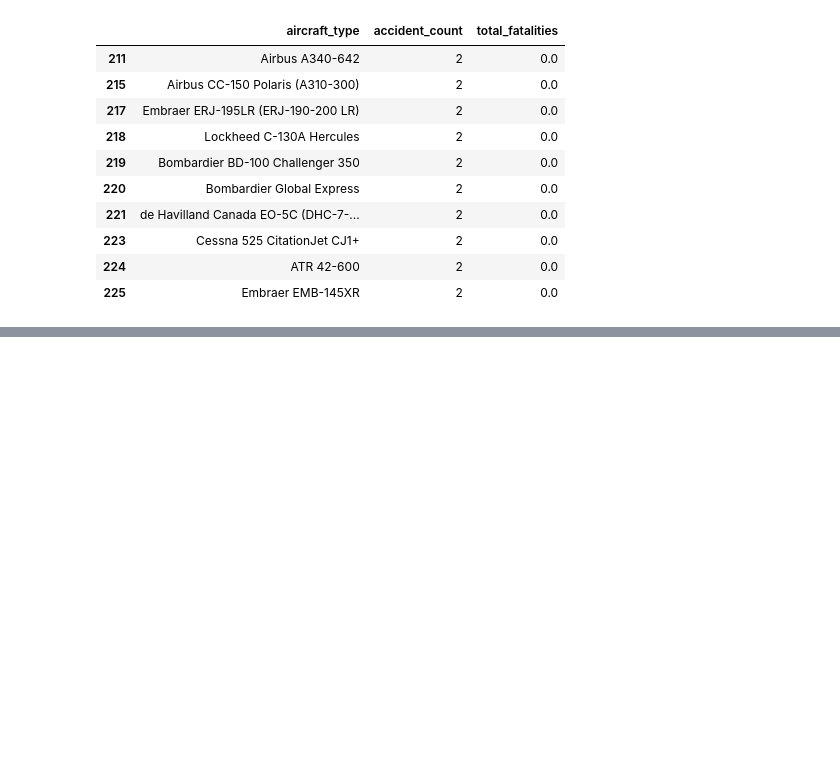
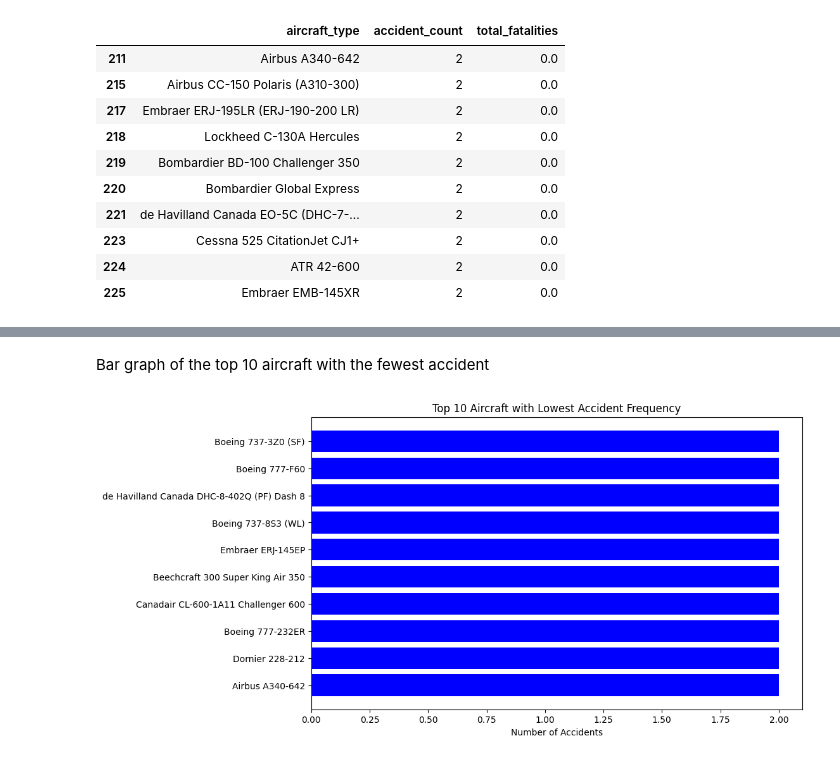
Before and after one commit to Esther-Margaret-Mwangi/Aviation-risk-analysis-project, a Jupyter notebook: aviation_risk_analysis.ipynb, the cells around one changed output, grey strips where cells are left out. Cells and saved outputs as stored; diff of their text form; code cells hidden in the pictures; blank space fills up the shorter version.

```diff
--- a/aviation_risk_analysis.ipynb
+++ b/aviation_risk_analysis.ipynb
@@ -234,0 +253,14 @@ risk_table.head(10)
+# %% [markdown]
+Bar graph of the top 10 aircraft with the fewest accident
+# %%
+# Bar graph of the top 10 aircraft with the fewest accident
+fewest_accidents = risk_table.sort_values("accident_count").head(10)
+
+plt.figure(figsize=(10,6))
+plt.barh(fewest_accidents["aircraft_type"], fewest_accidents["accident_count"], color='blue')
+plt.xlabel("Number of Accidents")
+plt.title("Top 10 Aircraft with Lowest Accident Frequency")
+
+plt.show()
+# %% [output]
+[figure, added]
```
Also changed, not shown: parts of 3 cells of this notebook.
